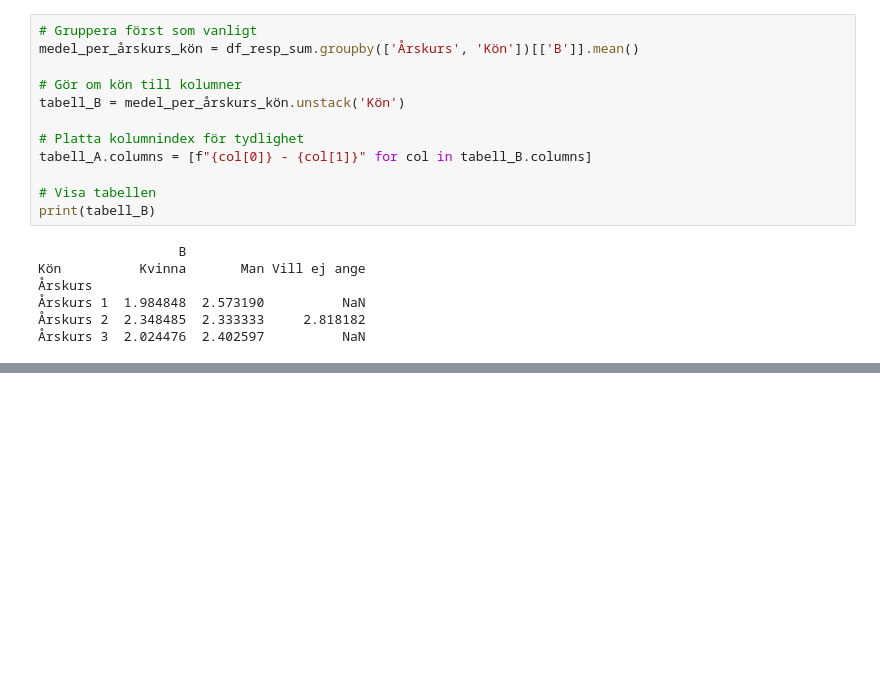
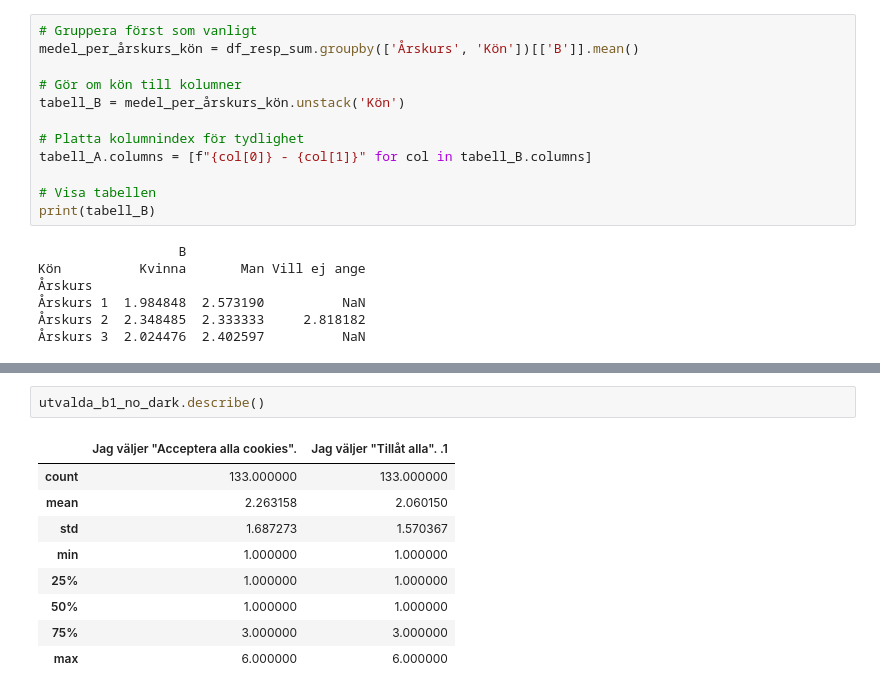
Before and after one commit to stenhoff40/Examensarbete_analys, a Jupyter notebook: analys_data.ipynb, the cells around one changed output, grey strips where cells are left out. Drawn from its saved outputs; the diff is of its cells as text; blank space fills up the shorter version.

```diff
--- a/analys_data.ipynb
+++ b/analys_data.ipynb
@@ -776,0 +779,12 @@ df_resp_sum.head()
+# %%
+utvalda_b1_no_dark.describe()
+# %% [output]
+|  | Jag väljer "Acceptera alla cookies". | Jag väljer "Tillåt alla". .1 |
+| count | 133.000000 | 133.000000 |
+| mean | 2.263158 | 2.060150 |
+| std | 1.687273 | 1.570367 |
+| min | 1.000000 | 1.000000 |
+| 25% | 1.000000 | 1.000000 |
+| 50% | 1.000000 | 1.000000 |
+| 75% | 3.000000 | 3.000000 |
+| max | 6.000000 | 6.000000 |
```
Also changed, not shown: parts of 10 cells of this notebook, 2 other files.
